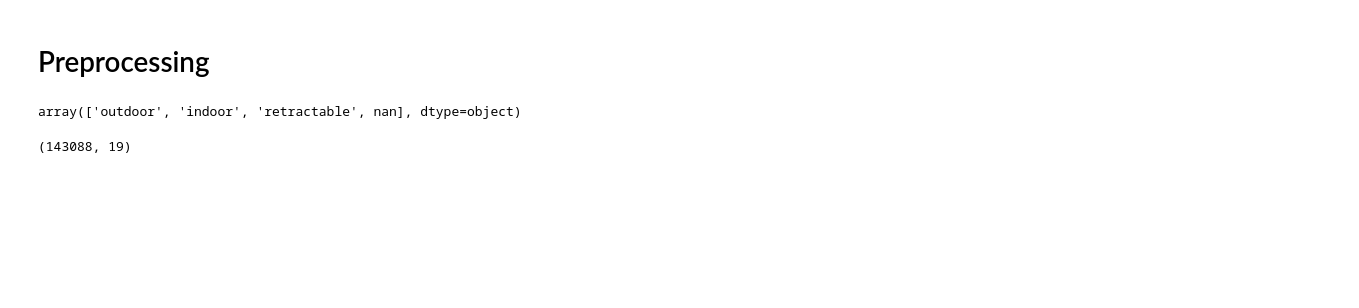
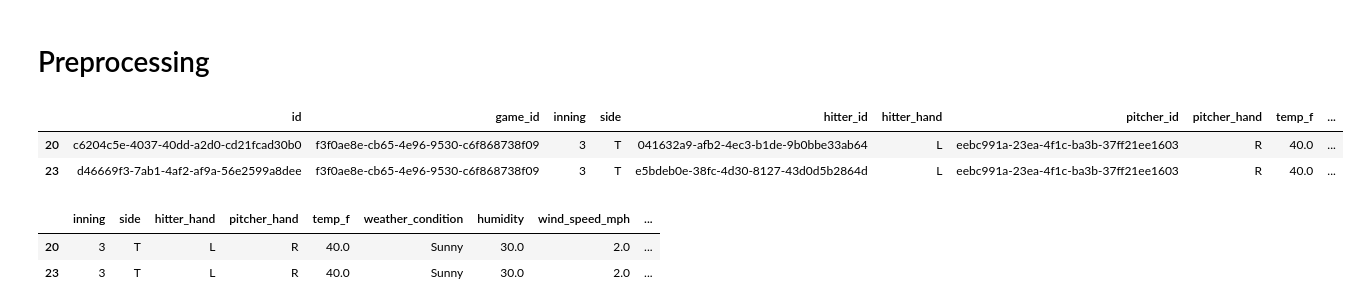
Before and after one commit to Scavo1225/mlb-at-bat-predictor, a Jupyter notebook: notebooks/preprocessing.ipynb, the cells around one changed output. Cells and saved outputs as stored; diff of their text form; code cells hidden in the pictures; blank space fills up the shorter version.

```diff
--- a/notebooks/preprocessing.ipynb
+++ b/notebooks/preprocessing.ipynb
@@ -16,17 +16,20 @@ from sklearn.impute import KNNImputer, SimpleImputer
 # Functions
 # %%
 # Import data
-data = pd.read_csv("../preproc_data/data_with_new_features.csv")
+data = pd.read_csv("../preproc_data/data_with_new_features_prev_stats.csv", index_col=0)
+data.head(2)
+# %% [output]
+|  | id | game_id | inning | side | hitter_id | hitter_hand | pitcher_id | pitcher_hand | temp_f | ... |
+| 20 | c6204c5e-4037-40dd-a2d0-cd21fcad30b0 | f3f0ae8e-cb65-4e96-9530-c6f868738f09 | 3 | T | 041632a9-afb2-4ec3-b1de-9b0bbe33ab64 | L | eebc991a-23ea-4f1c-ba3b-37ff21ee1603 | R | 40.0 | ... |
+| 23 | d46669f3-7ab1-4af2-af9a-56e2599a8dee | f3f0ae8e-cb65-4e96-9530-c6f868738f09 | 3 | T | e5bdeb0e-38fc-4d30-8127-43d0d5b2864d | L | eebc991a-23ea-4f1c-ba3b-37ff21ee1603 | R | 40.0 | ... |
-# %%
-data.stadium_stadium_type.unique()
-# %% [output]
-array(['outdoor', 'indoor', 'retractable', nan], dtype=object)
 # %%
 # Remove last columns
 data = data.drop(columns=["id", "game_id", "hitter_id", "pitcher_id", "home_team_id", "away_team_id",
                    "stadium_id", "stadium_lat", "stadium_lon", "away_stadium_lat", "away_stadium_lon",
-                   "at_bat_end_time", "Unnamed: 0.1", "Unnamed: 0", "pitcher_primary_position",
-                   "hitter_primary_position", "stadium_capacity"])
-data.shape
+                   "at_bat_end_time", "pitcher_primary_position", "hitter_player_name", "pitcher_player_name",
+                   "hitter_primary_position"])
+data.head(2)
 # %% [output]
-(143088, 19)
+|  | inning | side | hitter_hand | pitcher_hand | temp_f | weather_condition | humidity | wind_speed_mph | ... |
+| 20 | 3 | T | L | R | 40.0 | Sunny | 30.0 | 2.0 | ... |
+| 23 | 3 | T | L | R | 40.0 | Sunny | 30.0 | 2.0 | ... |
```
Also changed, not shown: parts of 9 cells of this notebook, 1 other file.
